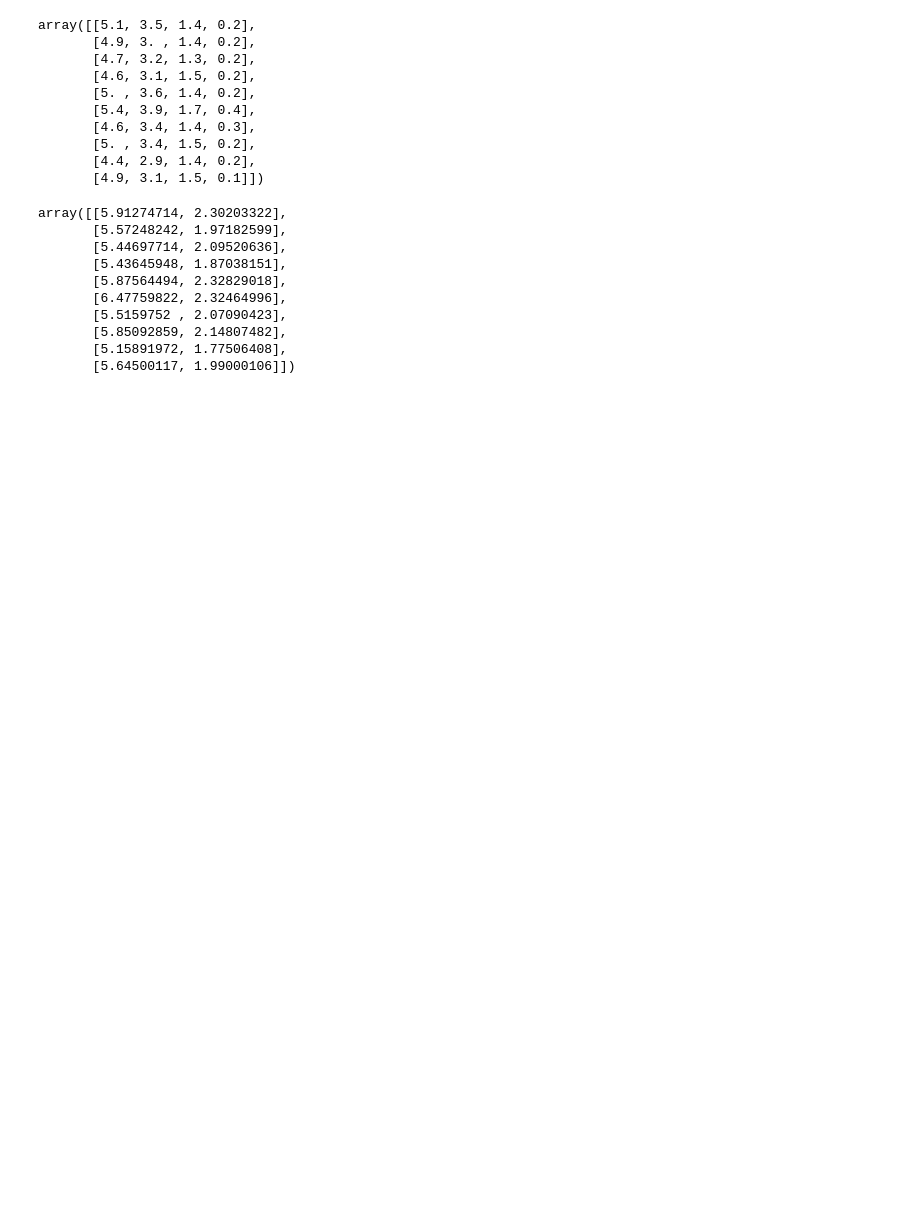
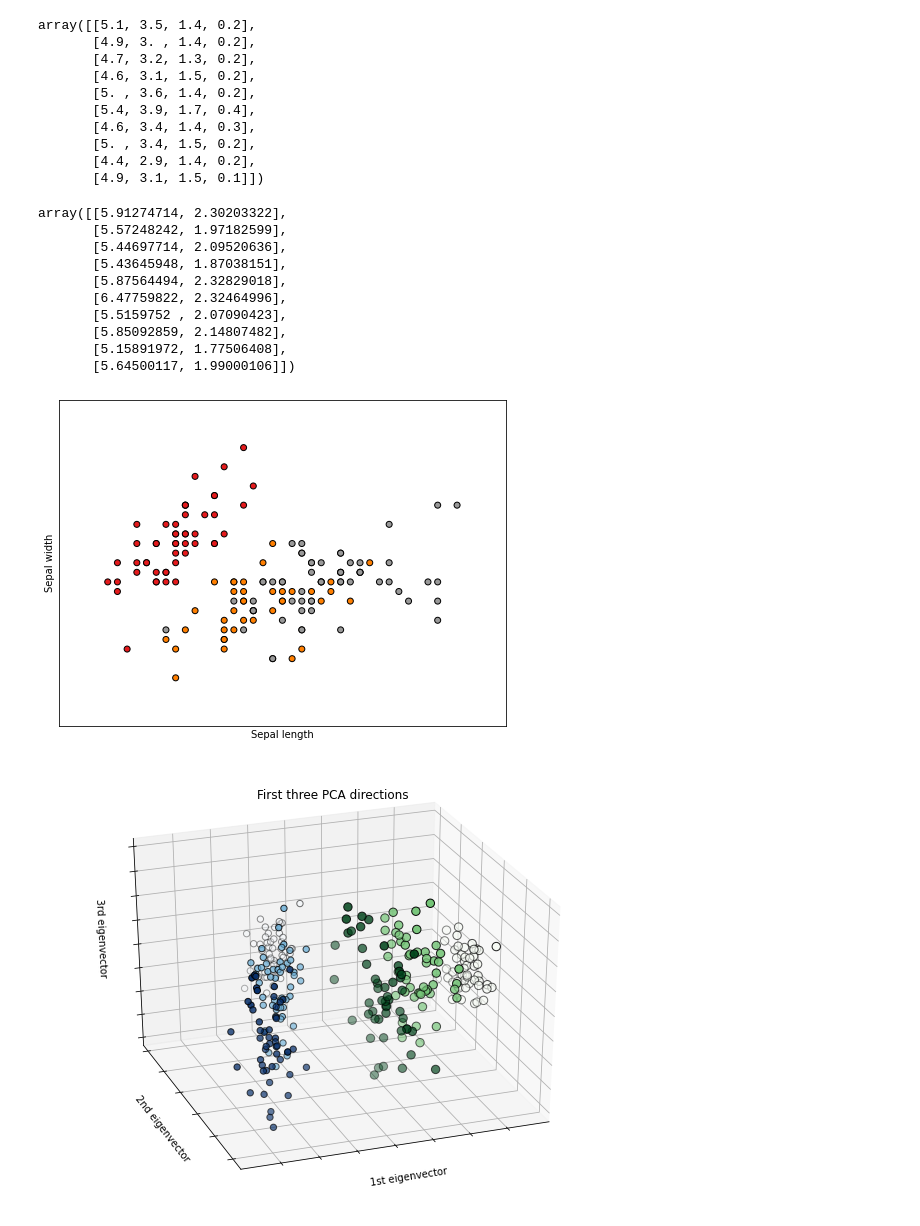
Before and after one commit to face22/lecture, a Jupyter notebook: SVD.ipynb, the cells around one changed output. Drawn from its saved outputs; the diff is of its cells as text; code cells hidden in the pictures; blank space fills up the shorter version.

```diff
--- a/SVD.ipynb
+++ b/SVD.ipynb
@@ -153,3 +167,78 @@ array([[5.91274714, 2.30203322],
        [5.85092859, 2.14807482],
        [5.15891972, 1.77506408],
        [5.64500117, 1.99000106]])
+# %%
+
+# Code source: Gaël Varoquaux
+# Modified for documentation by Jaques Grobler
+# License: BSD 3 clause
+
+# TruncatedSVD is added by aidentify
+
+import matplotlib.pyplot as plt
+from mpl_toolkits.mplot3d import Axes3D
+from sklearn import datasets
+from sklearn.decomposition import PCA
+from sklearn.decomposition import TruncatedSVD
+
+# import some data to play with
+iris = datasets.load_iris()
+X = iris.data[:, :2]  # we only take the first two features.
+y = iris.target
+
+x_min, x_max = X[:, 0].min() - 0.5, X[:, 0].max() + 0.5
+y_min, y_max = X[:, 1].min() - 0.5, X[:, 1].max() + 0.5
+
+plt.figure(2, figsize=(8, 6))
+plt.clf()
+
+# Plot the training points
+plt.scatter(X[:, 0], X[:, 1], c=y, cmap=plt.cm.Set1, edgecolor="k")
+plt.xlabel("Sepal length")
+plt.ylabel("Sepal width")
+
+plt.xlim(x_min, x_max)
+plt.ylim(y_min, y_max)
+plt.xticks(())
+plt.yticks(())
+
+# To getter a better understanding of interaction of the dimensions
+# plot the first three PCA dimensions
+fig = plt.figure(1, figsize=(8, 6))
+ax = Axes3D(fig, elev=-150, azim=110)
+
+X_reduced1 = PCA(n_components=3).fit_transform(iris.data)
+X_reduced2 = TruncatedSVD(n_components=3).fit_transform(iris.data)
+
+ax.scatter(
+    X_reduced1[:, 0],
+    X_reduced1[:, 1],
+    X_reduced1[:, 2],
+    c=y,
+    cmap='Greens',
+    edgecolor="k",
+    s=70,
+)
+
+ax.scatter(
+    X_reduced2[:, 0],
+    X_reduced2[:, 1],
+    X_reduced2[:, 2],
+    c=y,
+    cmap='Blues',
+    edgecolor="k",
+    s=40,
+)
+
+ax.set_title("First three PCA directions")
+ax.set_xlabel("1st eigenvector")
+ax.w_xaxis.set_ticklabels([])
+ax.set_ylabel("2nd eigenvector")
+ax.w_yaxis.set_ticklabels([])
+ax.set_zlabel("3rd eigenvector")
+ax.w_zaxis.set_ticklabels([])
+
+plt.show()
+# %% [output]
+[figure, added]
+[figure, added]
```
Also changed, not shown: parts of 13 cells of this notebook.
